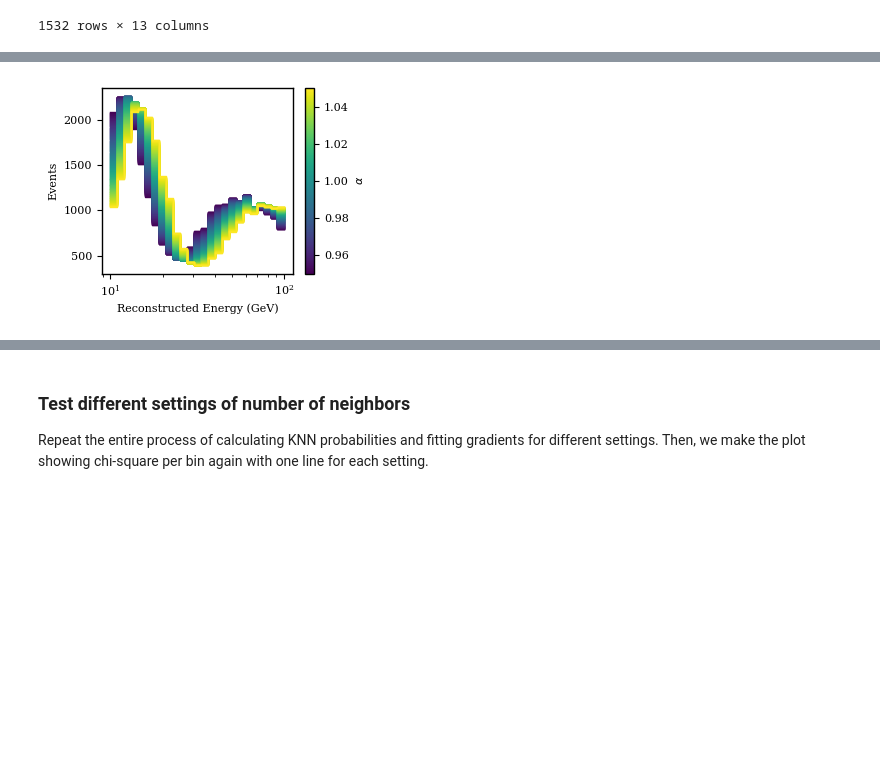
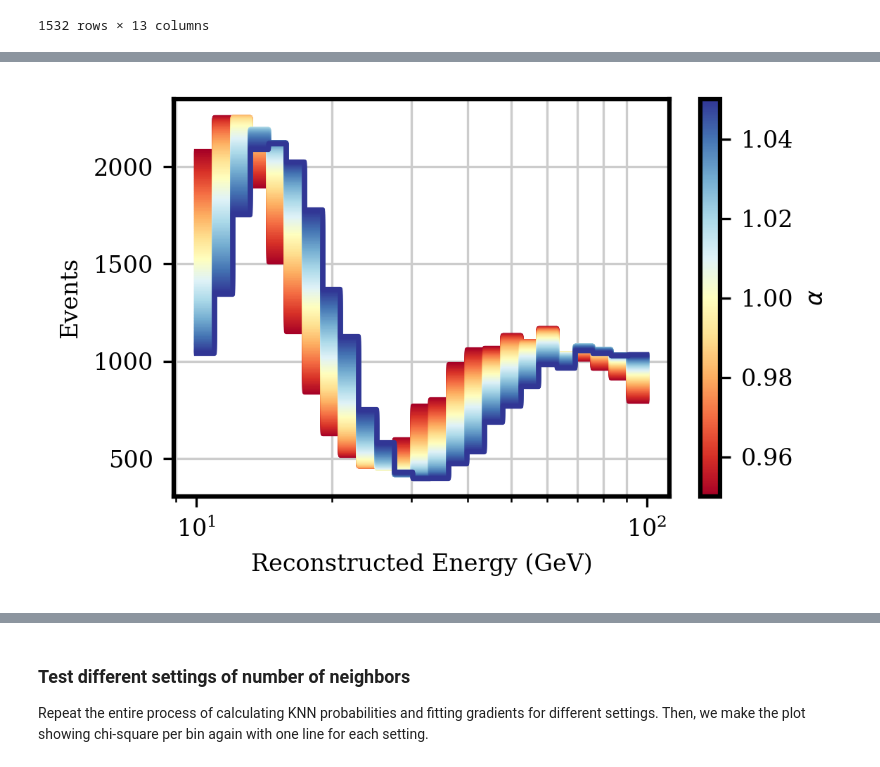
Before and after one commit to LeanderFischer/ultrasurfaces, a Jupyter notebook: Toy MC Paper Plots.ipynb, the cells around one changed output, grey strips where cells are left out. Drawn from its saved outputs; the diff is of its cells as text; code cells hidden in the pictures; blank space fills up the shorter version.

Commit message:
Update plotting for submission.

```diff
--- a/Toy MC Paper Plots.ipynb
+++ b/Toy MC Paper Plots.ipynb
@@ -30,13 +28,13 @@ Generating events with log10(E / GeV) from a Gaussian with mean 1.3 and wdith 0.
 # %%
 from toy_mc.histogram import plot_histogram
-
-plt.style.use("ultrasurfaces_paper_plotstyle.mplstyle")
 
 fig, ax = plt.subplots()
 plot_histogram(h0_true, ax=ax, show_errorband=False, label="true energy")
 plot_histogram(h0, ax=ax, label="reco energy")
+# plt.minorticks_on()
 plt.semilogx()
 plt.legend()
+plt.grid(which="both", axis="x")
 plt.xlabel("Energy (GeV)")
 plt.ylabel("Events")
 plt.tight_layout()
@@ -89,13 +81,12 @@ Generating events with log10(E / GeV) from a Gaussian with mean 1.3 and wdith 0.
 # %%
 from toy_mc.histogram import plot_histogram
-
-plt.style.use("ultrasurfaces_paper_plotstyle.mplstyle")
 
 fig, ax = plt.subplots()
 # write alpha instead of mu in the legend because we write that in the paper
 plot_histogram(gen_nominal.get_histogram(bin_edges), ax=ax, label="nominal", color="k")
 # color each histogram with a colormap according to its alpha value
-cmap = plt.get_cmap("coolwarm")
+# cmap = plt.get_cmap("coolwarm")
+cmap = plt.get_cmap("RdYlBu")
 
 plot_histogram(gen_sys_1.get_histogram(bin_edges), ax=ax, label=r"$\alpha=1.05$", color=cmap(1.0))
 plot_histogram(gen_sys_4.get_histogram(bin_edges), ax=ax, label=r"$\alpha=1.025$", color=cmap(0.7))
@@ -103,6 +94,7 @@ plot_histogram(gen_sys_3.get_histogram(bin_edges), ax=ax, label=r"$\alpha=0.975$
 plot_histogram(gen_sys_2.get_histogram(bin_edges), ax=ax, label=r"$\alpha=0.95$", color=cmap(0.0))
 plt.semilogx()
 plt.legend()
+plt.grid(which="both", axis="x")
 plt.xlabel("Reconstructed Energy (GeV)")
 plt.ylabel("Events")
 plt.tight_layout()
@@ -423,33 +418,37 @@ for mu in mus:
         )
     )
 # %%
-fig, ax = plt.subplots()
+fig, ax = plt.subplots(figsize=(3.875, 2.5))
 # make list of colors from a colormap
-colors = plt.cm.viridis(np.linspace(0, 1, len(mus)))
+# colors = plt.cm.viridis(np.linspace(0, 1, len(mus)))
+colors = plt.cm.RdYlBu(np.linspace(0, 1, len(mus)))
 for hist, mu, color in zip(hists, mus, colors):
     plot_histogram(
         hist,
         ax=ax,
         show_errorband=False,
         label="mu = {}".format(mu),
         color=color,
         rasterized=False,
     )
 # make colorbar
 sm = plt.cm.ScalarMappable(
-    cmap=plt.cm.viridis, norm=plt.Normalize(vmin=mus.min(), vmax=mus.max())
+    # cmap=plt.cm.viridis,
+    cmap=plt.cm.RdYlBu,
+    norm=plt.Normalize(vmin=mus.min(), vmax=mus.max())
 )
 sm._A = []
 cbar = plt.colorbar(sm, ax=ax)
 cbar.set_label(r"$\alpha$")
+plt.grid(which="both", axis="x")
 plt.xlabel("Reconstructed Energy (GeV)")
 plt.ylabel("Events")
 plt.semilogx()
 plt.tight_layout()
 plt.savefig("plot_output/histogram_sweep_mu.pdf")
 plt.show()
 # %% [output]
-[figure, old version]
+[figure, new version]
 # %%
 def chi_square(hist1, hist2):
     """Calculate the chi square between two Histogram objects.
```
Also changed, not shown: parts of 12 cells of this notebook, 24 other files.
